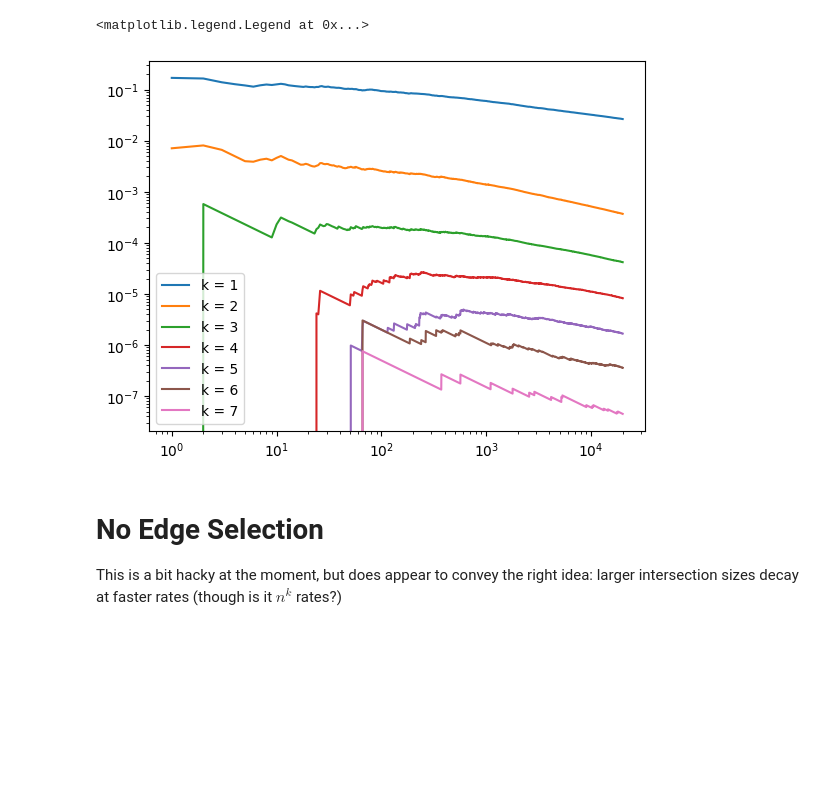
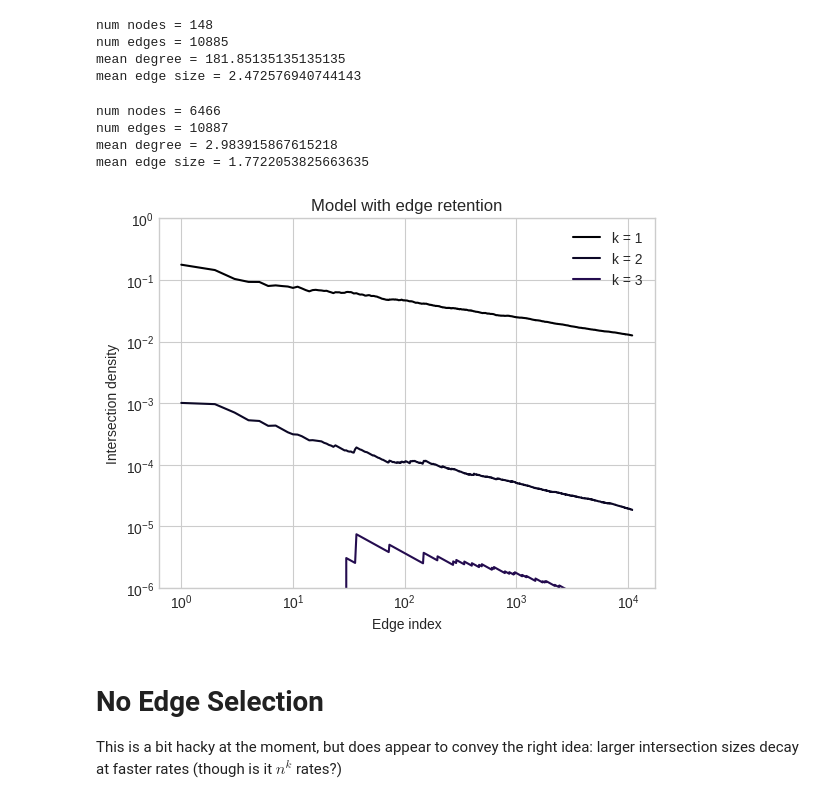
Before and after one commit to hexie1995/HyperGraph, a Jupyter notebook: code/edge-intersections.ipynb, the cells around one changed output. Drawn from its saved outputs; the diff is of its cells as text; code cells hidden in the pictures; blank space fills up the shorter version.

Commit message:
implement faster intersection profile

```diff
--- a/code/edge-intersections.ipynb
+++ b/code/edge-intersections.ipynb
@@ -6,0 +17,14 @@ import xgi
+# %%
+IX = xgi.linalg.hypergraph_matrix.intersection_profile(H).toarray()
+np.fill_diagonal(IX, 0)
+
+inferno = mpl.colormaps['inferno'].resampled(IX.max()+1)
+
+for k in range(1, IX.max()+1):
+    v = (np.cumsum(IX == k, axis = 1) / np.arange(IX.shape[0])).mean(axis = 0)
+    plt.plot(v, label = f"k = {k}", color = inferno(k-1))
+    plt.loglog()
+plt.legend()
+plt.gca().set(xlabel = "Edge index", ylabel = "intersection density", title = dataset)
+plt.gca().set_ylim(ymin = 1e-6, ymax = 1e-0)
+plt.savefig(f"figures/intersections-{dataset}.png", dpi=300, bbox_inches='tight')
@@ -6,0 +33,13 @@ import xgi
+# %%
+# this seems like a good start
+# need to normalize, implement randomization
+
+dataset = "email-enron"
+H = xgi.load_xgi_data(dataset)
+
+H = xgi.load_xgi_data(dataset)
+GH = m.GrowingHypergraph(H)
+=
+# %%
+interval = 10
+D, timesteps = GH.intersection_profile(randomize_eids = False, interval = interval)
@@ -6,0 +49,6 @@ import xgi
+# %%
+for k in D:
+    plt.plot(timesteps, D[k], label = rf"$k = {k}$")
+
+plt.legend()
+plt.loglog()
@@ -7 +78,16 @@ import xgi
+# %%
+mean_degree    = H.nodes.degree.asnumpy().mean()
+mean_edge_size = H.edges.size.asnumpy().mean()
+num_nodes      = len(H.nodes.degree.asnumpy())
+num_edges      =  len(H.edges.size.asnumpy())
+
+print(f"num nodes = {num_nodes}")
+print(f"num edges = {num_edges}")
+print(f"mean degree = {mean_degree}")
+print(f"mean edge size = {mean_edge_size}")
+# %% [output]
+num nodes = 148
+num edges = 10885
+mean degree = 181.85135135135135
+mean edge size = 2.472576940744143
 # %%
@@ -17,17 +103,37 @@ H.add_edge((2, 3))
 
 for _ in range(timesteps):
     H.sample_edge(eta, gamma, beta, True)
+# %%
+mean_degree    = H.H.nodes.degree.asnumpy().mean()
+mean_edge_size = H.H.edges.size.asnumpy().mean()
+num_nodes      = len(H.H.nodes.degree.asnumpy())
+num_edges      = len(H.H.edges.size.asnumpy())
+
+print(f"num nodes = {num_nodes}")
+print(f"num edges = {num_edges}")
+print(f"mean degree = {mean_degree}")
+print(f"mean edge size = {mean_edge_size}")
+# %% [output]
+num nodes = 6466
+num edges = 10887
+mean degree = 2.983915867615218
+mean edge size = 1.7722053825663635
 # %%
 IX = xgi.linalg.hypergraph_matrix.intersection_profile(H.H).toarray()
 np.fill_diagonal(IX, 0)
-for k in range(1, IX.max()):
+
+# inferno = mpl.colormaps['inferno'].resampled(IX.max()+1)
+for k in range(1, IX.max()+1):
     v = (np.cumsum(IX == k, axis = 1) / np.arange(IX.shape[0])).mean(axis = 0)
-    plt.plot(v, label = f"k = {k}")
+    plt.plot(v, label = f"k = {k}", color = inferno(k-1))
     plt.loglog()
 plt.legend()
+plt.gca().set(xlabel = "Edge index", ylabel = "Intersection density", title = "Model with edge retention")
+plt.gca().set_ylim(ymin = 1e-6, ymax = 1e-0)
+x = np.arange(100, 1000)
+plt.savefig("figures/intersections-model-edge-retention.png", dpi=200, bbox_inches='tight')
 # %% [output]
-<matplotlib.legend.Legend at 0x...>
-[figure, old version]
+[figure, new version]
 # %% [markdown]
 # No Edge Selection
 
```
Also changed, not shown: parts of 12 cells of this notebook, 1 other file.
